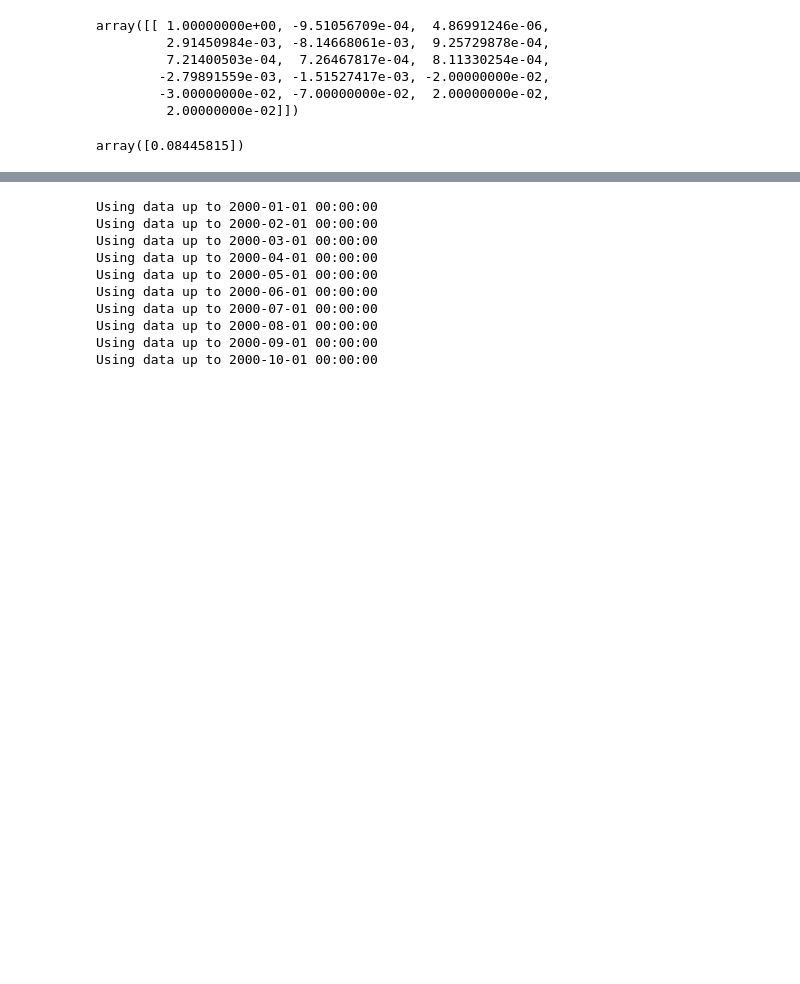
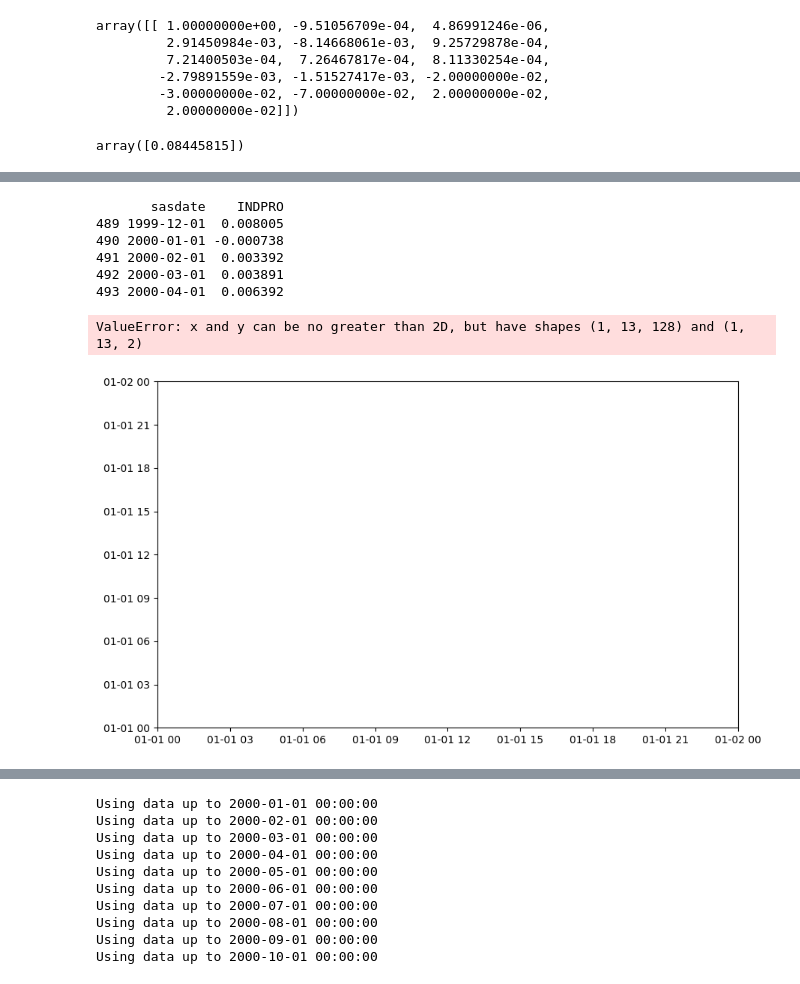
Before and after one commit to uniroma/assignment1-patagonia, a Jupyter notebook: forecast_1.ipynb, the cells around one changed output, grey strips where cells are left out. Drawn from its saved outputs; the diff is of its cells as text; code cells hidden in the pictures; blank space fills up the shorter version.

```diff
--- a/forecast_1.ipynb
+++ b/forecast_1.ipynb
@@ -178,7 +178,7 @@ forecast
 # %% [output]
 array([0.08445815])
 # %%
-def calculate_forecast(df_cleaned, p = 4, H = [1,4,8], end_date = '12/1/1999',target = 'INDPRO', xvars = ['CPIAUCSL', 'TB3MS']):
+def calculate_forecast(df_cleaned, p = 4, H = [1], end_date = '12/1/1999',target = 'INDPRO', xvars = ['CPIAUCSL', 'TB3MS']):
 
     ## Subset df_cleaned to use only data up to end_date
     rt_df = df_cleaned[df_cleaned['sasdate'] <= pd.Timestamp(end_date)]
@@ -220,6 +220,7 @@ def calculate_forecast(df_cleaned, p = 4, H = [1,4,8], end_date = '12/1/1999',ta
         ## Produce the One step ahead forecast
         ## % change month-to-month INDPRO
         Yhat.append(X_T@beta_ols*100)
+        print(Yhat)
 
     ## Now calculate the forecasting error and return
 
@@ -272,35 +281,81 @@ def calculate_forecast(df_cleaned, p = 4, H = [1,4,8], end_date = '12/1/1999',ta
     X = pd.DataFrame()
     ## Add the lagged values of Y
     for lag in range(0,p):
         # Shift each column in the DataFrame and name it with a lag suffix
         X[f'{target}_lag{lag}'] = Yraw.shift(lag)
 
     for col in Xraw.columns:
         for lag in range(0,p):
             X[f'{col}_lag{lag}'] = Xraw[col].shift(lag)
 
     ## Add a column on ones (for the intercept)
     X.insert(0, 'Ones', np.ones(len(X)))
 
     ## Save last row of X (converted to numpy)
     X_T = X.iloc[-1:].values
 
     ## While the X will be the same, Y needs to be leaded differently
     Yhat = []
     for h in H:
         y_h = Yraw.shift(-h)
         ## Subset getting only rows of X and y from p+1 to h-1
         y = y_h.iloc[p:-h].values
         X_ = X.iloc[p:-h].values
         # Solving for the OLS estimator beta: (X'X)^{-1} X'Y
         beta_ols = solve(X_.T @ X_, X_.T @ y)
         ## Produce the One step ahead forecast
         ## % change month-to-month INDPRO
         Yhat.append(X_T@beta_ols*100)
+        df = pd.DataFrame({'Yhat':Yhat})
+        print(df)
+        import matplotlib.pyplot as plt
 
-    ## Now calculate the forecasting error and return
+# Definizione del periodo desiderato
+start_date = '12-01-1999'
+end_date = '12-12-2000'
 
-    return np.array(Y_actual) - np.array(Yhat)
+# Filtraggio dei dati originali
+filtered_data = df_cleaned[(df_cleaned['sasdate'] >= start_date) & (df_cleaned['sasdate'] <= end_date) & (df_cleaned['INDPRO'].notna())]
+
+# Creazione di un nuovo dataset con i dati filtrati
+new_dataset = filtered_data[['sasdate', 'INDPRO']].copy()
+
+# Visualizzazione dei primi record del nuovo dataset
+print(new_dataset.head())
+
+# Dati da plottare
+x_values = [filtered_data]
+y_actual = [new_dataset]  # Dati attuali
+y_forecast = [df]  # Dati previsti
+
+# Creazione del grafico
+plt.figure(figsize=(10, 6))
+
+# Plot dei dati attuali
+plt.plot(x_values, y_actual, label='Actual', color='blue')
+
+# Plot dei dati previsti
+plt.plot(x_values, y_forecast, label='Forecast', color='red')
+
+# Impostazioni del grafico
+plt.title('Confronto tra dati attuali e previsti')
+plt.xlabel('Tempo')
+plt.ylabel('Valore')
+plt.legend()
+plt.grid(True)
+
+# Mostra il grafico
+plt.tight_layout()
+plt.show()
+# %% [output]
+       sasdate    INDPRO
+489 1999-12-01  0.008005
+490 2000-01-01 -0.000738
+491 2000-02-01  0.003392
+492 2000-03-01  0.003891
+493 2000-04-01  0.006392
+ValueError: x and y can be no greater than 2D, but have shapes (1, 13, 128) and (1, 13, 2)
+[figure, added]
 # %%
 t0 = pd.Timestamp('12/1/1999')
 e = []
```
Also changed, not shown: parts of 2 cells of this notebook.
